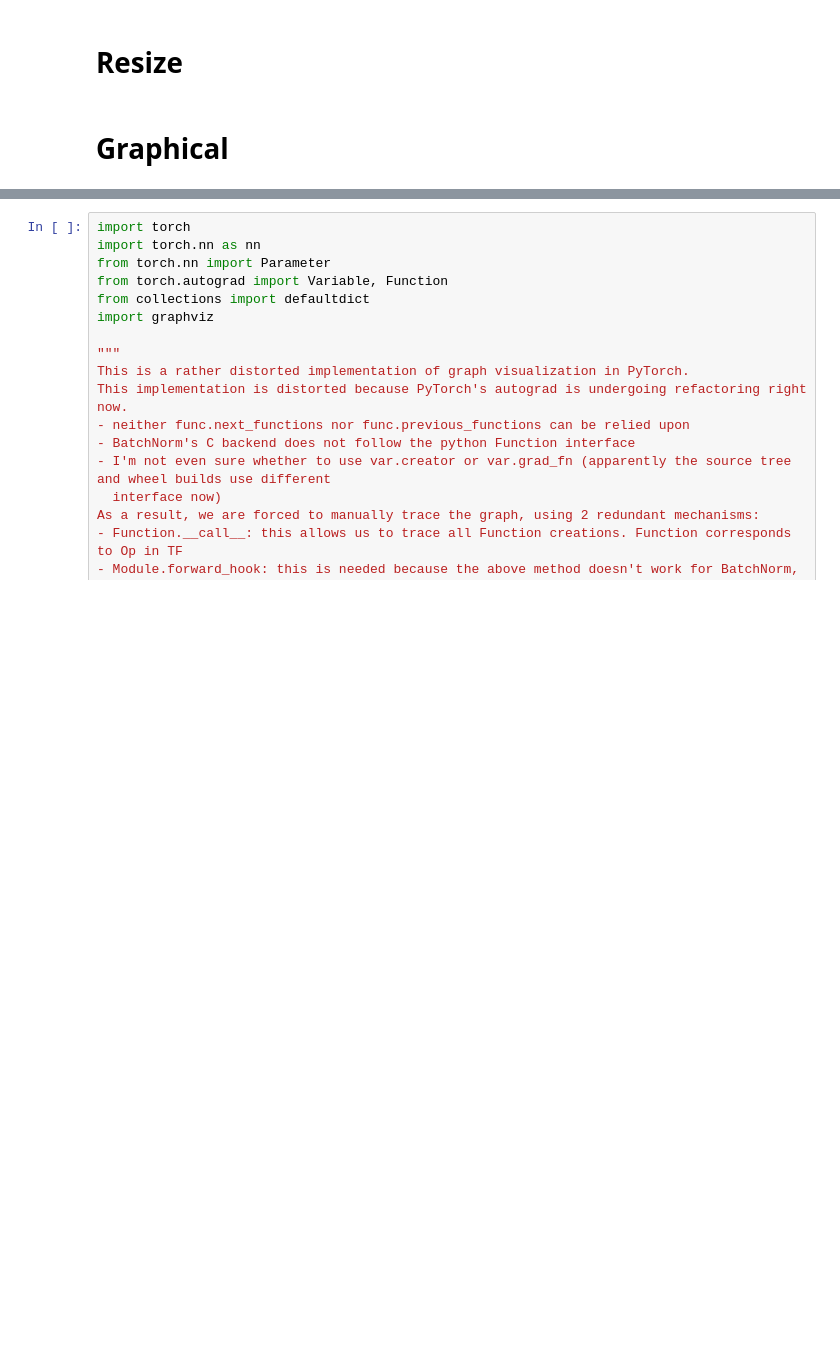
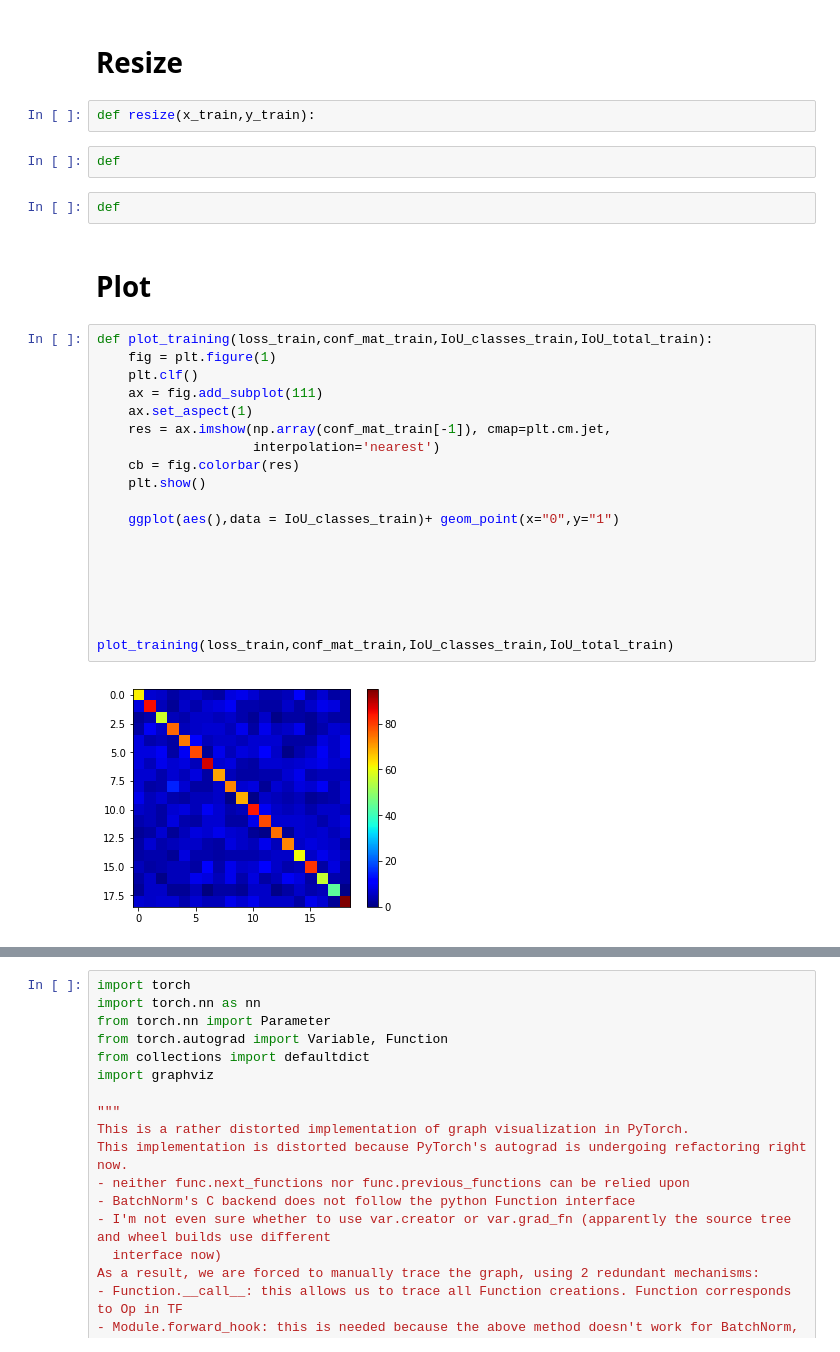
Before and after one commit to Hv0nnus/GridNet, a Jupyter notebook: main.ipynb, the cells around one changed output, grey strips where cells are left out. Cells and saved outputs as stored; diff of their text form; blank space fills up the shorter version.

Commit message:
cost function and start of save data

```diff
--- a/main.ipynb
+++ b/main.ipynb
@@ -673,4 +737,31 @@ print(len(a))
 # %% [markdown]
 # Resize
+# %%
+def resize(x_train,y_train):
+# %%
+def
+# %%
+def
 # %% [markdown]
-# Graphical
+# Plot
+# %%
+def plot_training(loss_train,conf_mat_train,IoU_classes_train,IoU_total_train):
+    fig = plt.figure(1)
+    plt.clf()
+    ax = fig.add_subplot(111)
+    ax.set_aspect(1)
+    res = ax.imshow(np.array(conf_mat_train[-1]), cmap=plt.cm.jet,
+                    interpolation='nearest')
+    cb = fig.colorbar(res)
+    plt.show()
+
+    ggplot(aes(),data = IoU_classes_train)+ geom_point(x="0",y="1")
+
+
+
+
+
+
+plot_training(loss_train,conf_mat_train,IoU_classes_train,IoU_total_train)
+# %% [output]
+[figure, added]
```
Also changed, not shown: parts of 38 cells of this notebook.
